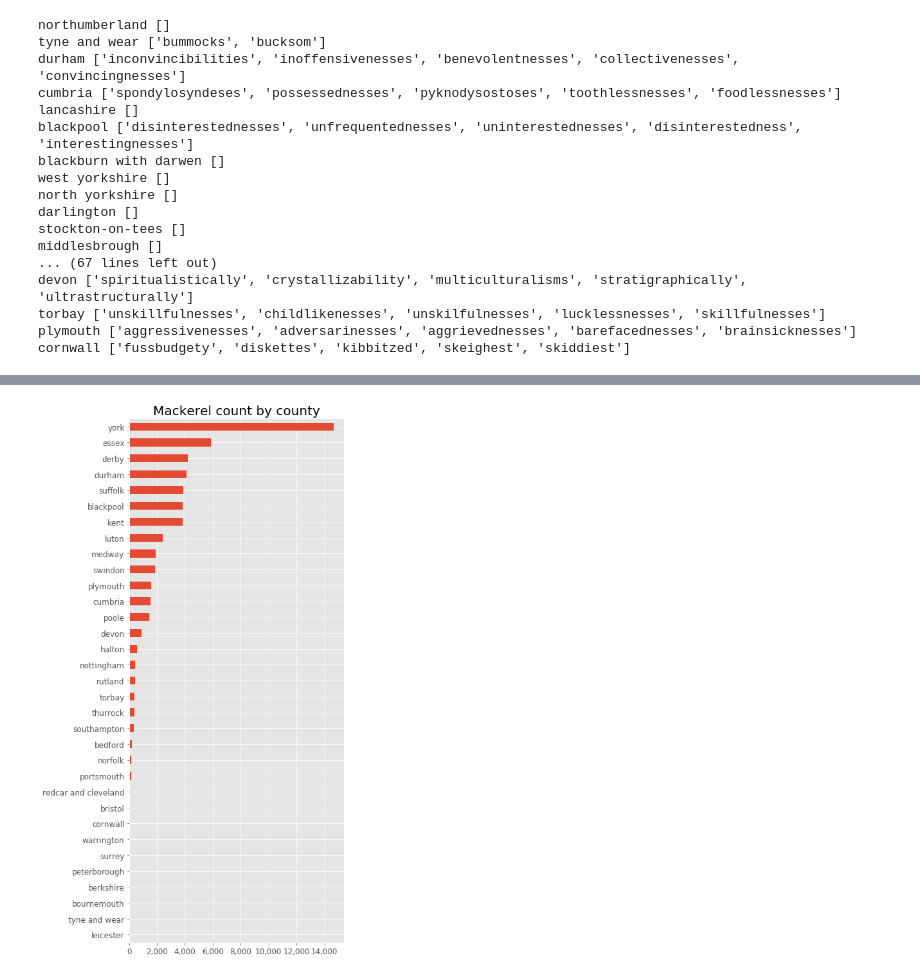
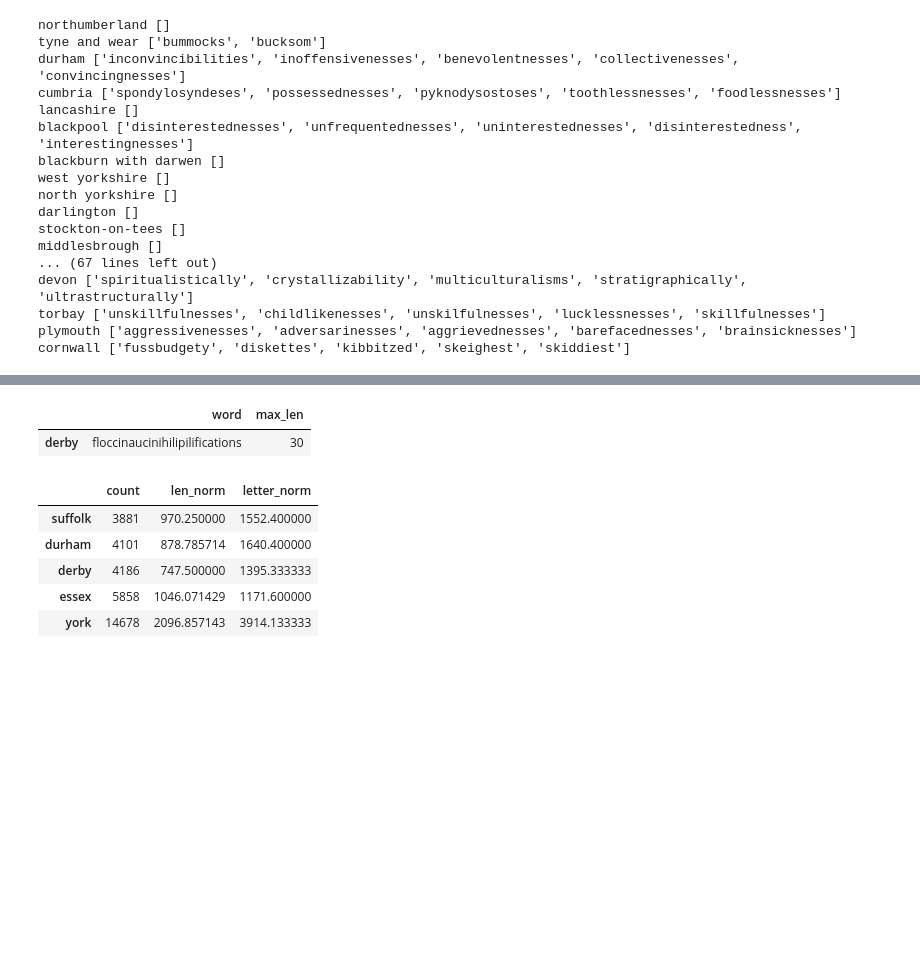
Before and after one commit to setalyas/Riddler, a Jupyter notebook: 2020-05-20 Riddler_Classic Fishy states.ipynb, the cells around one changed output, grey strips where cells are left out. Cells and saved outputs as stored; diff of their text form; code cells hidden in the pictures; blank space fills up the shorter version.

```diff
--- a/2020-05-20 Riddler_Classic Fishy states.ipynb
+++ b/2020-05-20 Riddler_Classic Fishy states.ipynb
@@ -335,10 +281,0 @@ cornwall                         40
-# %%
-mackerel_counts_county.sort_values(by='count', inplace=True)
-mackerel_counts_county_nonzero = mackerel_counts_county[mackerel_counts_county['count'] > 0]
-fig, ax = plt.subplots(1, 1, figsize=(6, 15))
-mackerel_counts_county_nonzero.plot.barh(fontsize=12, ax=ax)
-ax.set_title('Mackerel count by county', fontsize=20)
-ax.legend().set_visible(False)
-ax.xaxis.set_major_formatter(thou_fmt)
-# %% [output]
-[figure, removed]
@@ -344,0 +285,15 @@ ax.xaxis.set_major_formatter(thou_fmt)
+# %%
+get_longest_mackerel(county_mackerels)
+# %% [output]
+|  | word | max_len |
+| derby | floccinaucinihilipilifications | 30 |
+# %%
+county_mackerel_counts = get_mackerel_counts(county_list, county_mackerels)
+county_mackerel_counts.tail()
+# %% [output]
+|  | count | len_norm | letter_norm |
+| suffolk | 3881 | 970.250000 | 1552.400000 |
+| durham | 4101 | 878.785714 | 1640.400000 |
+| derby | 4186 | 747.500000 | 1395.333333 |
+| essex | 5858 | 1046.071429 | 1171.600000 |
+| york | 14678 | 2096.857143 | 3914.133333 |
```
Also changed, not shown: parts of 13 cells of this notebook, 2 other files.
